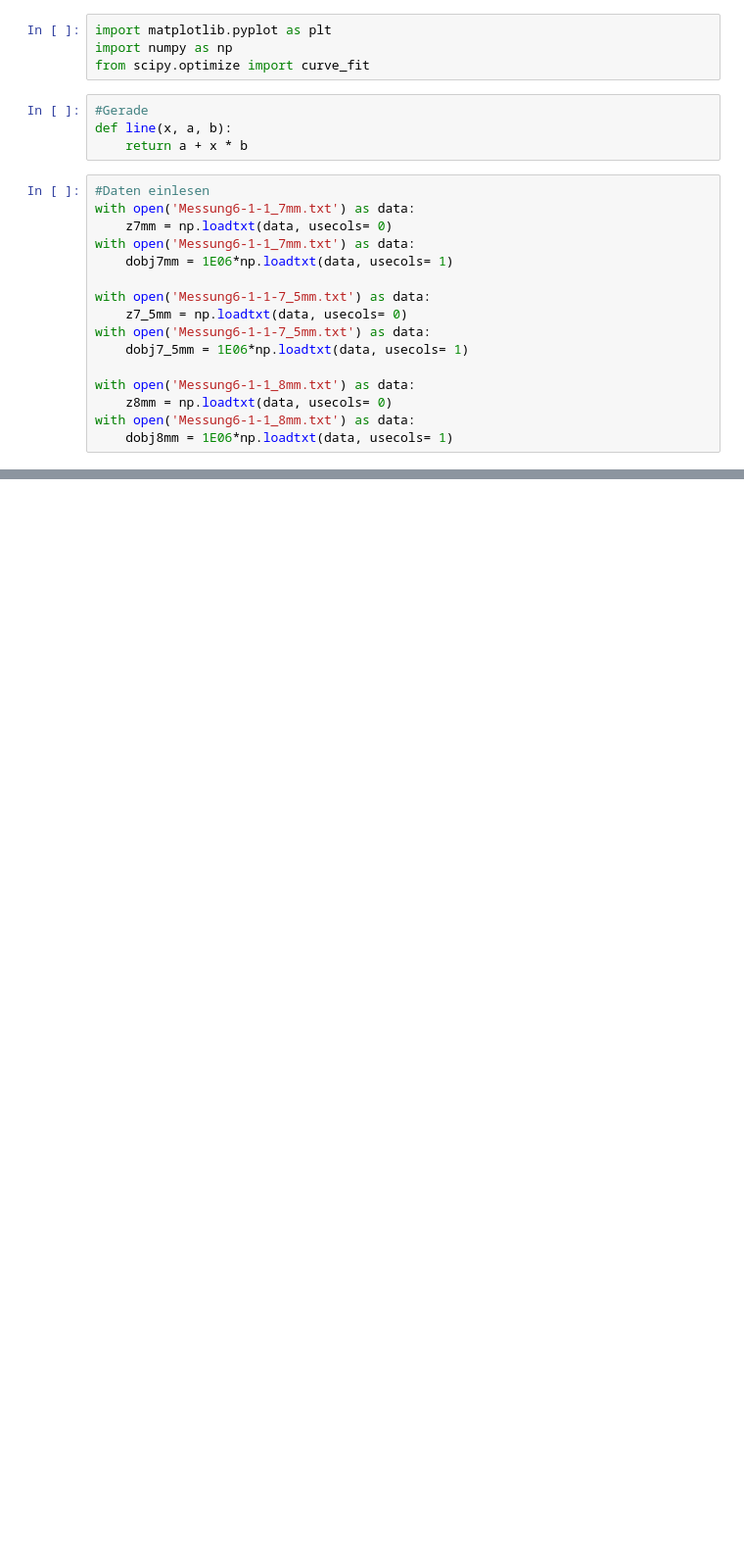
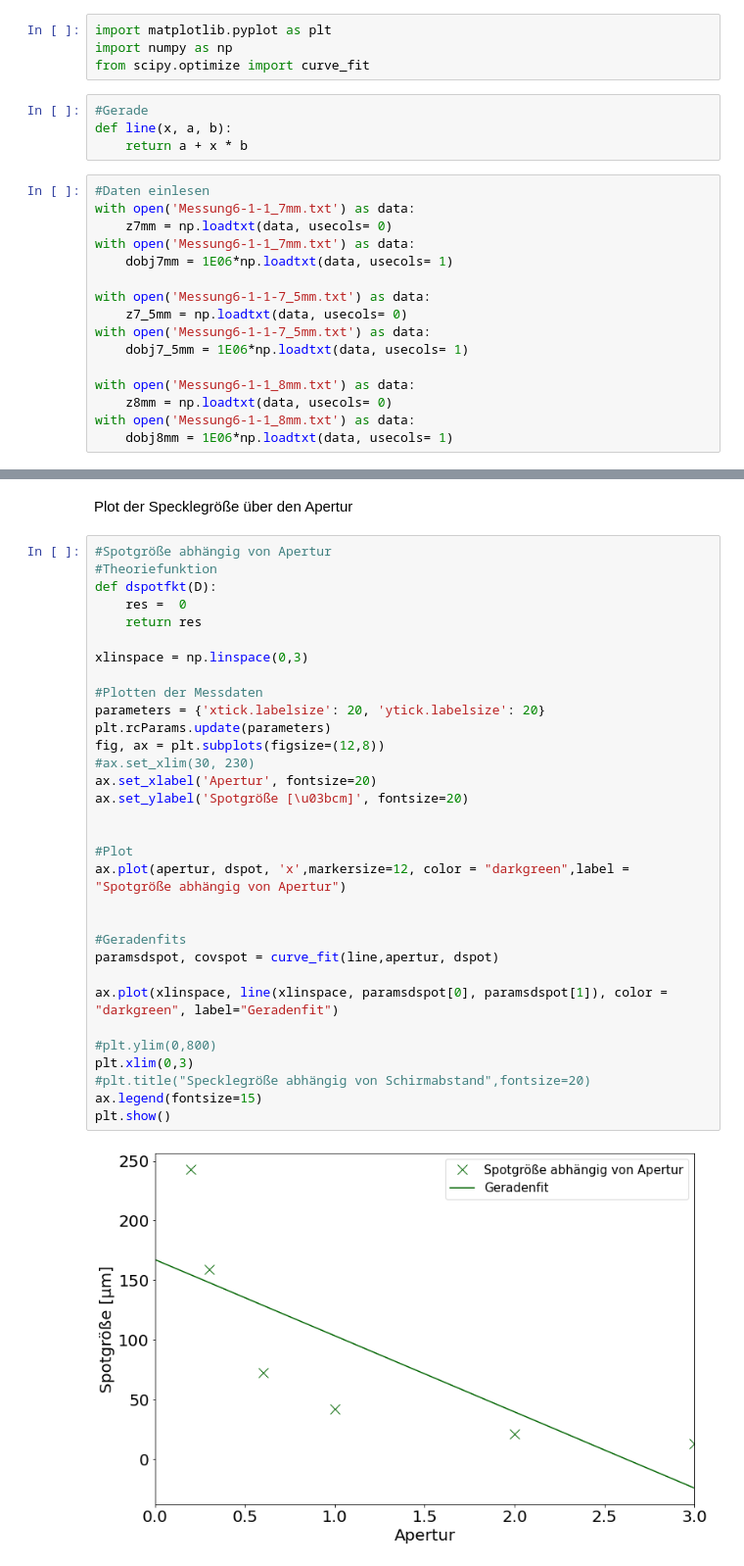
Before and after one commit to Skylake143/Fortgeschrittenenpraktikum, a Jupyter notebook: B35Speckle/Speckle.ipynb, the cells around one changed output, grey strips where cells are left out. Shown at 98% size. Saved outputs shown, nothing was run; the diff lists cells and outputs as text; blank space fills up the shorter version.

```diff
--- a/B35Speckle/Speckle.ipynb
+++ b/B35Speckle/Speckle.ipynb
@@ -59,0 +192,36 @@ plt.show()
+# %% [markdown]
+Plot der Specklegröße über den Apertur
+# %%
+#Spotgröße abhängig von Apertur
+#Theoriefunktion
+def dspotfkt(D):
+    res =  0
+    return res
+
+xlinspace = np.linspace(0,3)
+
+#Plotten der Messdaten
+parameters = {'xtick.labelsize': 20, 'ytick.labelsize': 20}
+plt.rcParams.update(parameters)
+fig, ax = plt.subplots(figsize=(12,8))
+#ax.set_xlim(30, 230)
+ax.set_xlabel('Apertur', fontsize=20)
+ax.set_ylabel('Spotgröße [\u03bcm]', fontsize=20)
+
+
+#Plot
+ax.plot(apertur, dspot, 'x',markersize=12, color = "darkgreen",label = "Spotgröße abhängig von Apertur")
+
+
+#Geradenfits
+paramsdspot, covspot = curve_fit(line,apertur, dspot)
+
+ax.plot(xlinspace, line(xlinspace, paramsdspot[0], paramsdspot[1]), color = "darkgreen", label="Geradenfit")
+
+#plt.ylim(0,800)
+plt.xlim(0,3)
+#plt.title("Specklegröße abhängig von Schirmabstand",fontsize=20)
+ax.legend(fontsize=15)
+plt.show()
+# %% [output]
+[figure, added]
```
Also changed, not shown: parts of 8 cells of this notebook, 7 other files.
